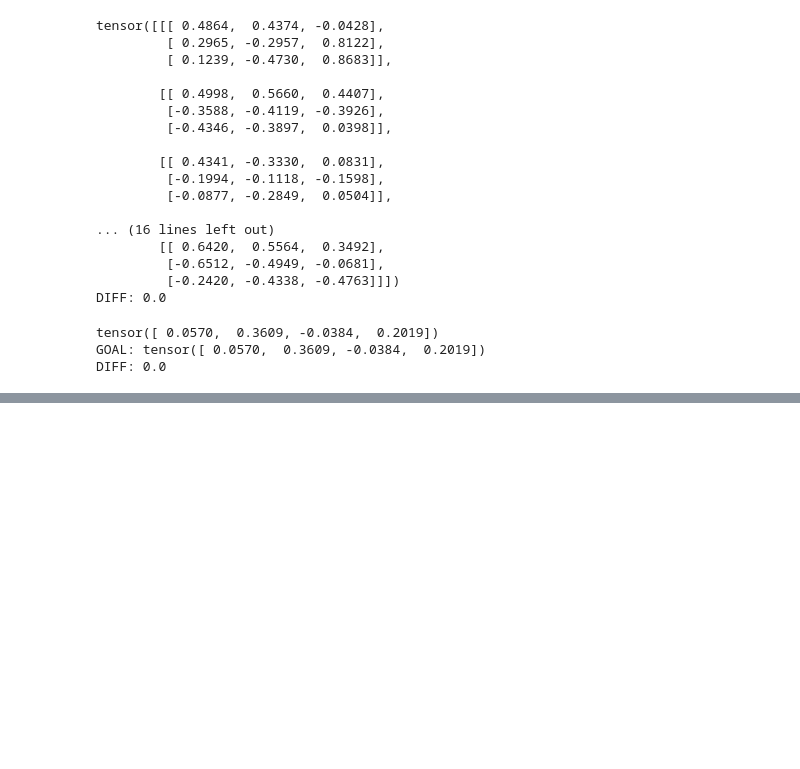
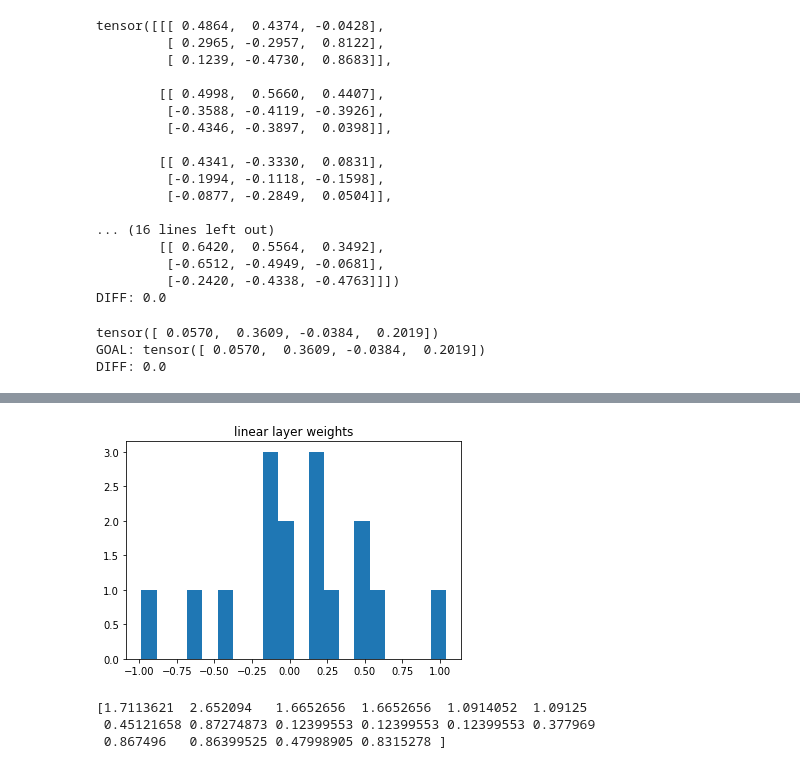
Before and after one commit to philippschmitt/Teensy-Microcontroller-Convolutional-Neural-Network, a Jupyter notebook: Network training.ipynb, the cells around one changed output, grey strips where cells are left out. Drawn from its saved outputs; the diff is of its cells as text; code cells hidden in the pictures; blank space fills up the shorter version.

```diff
--- a/Network training.ipynb
+++ b/Network training.ipynb
@@ -788,0 +788,15 @@ DIFF: 0.0
+# %%
+a = numpy.hstack(l_weights)
+_ = plt.hist(a, bins=20)  # arguments are passed to np.histogram
+plt.title("linear layer weights")
+
+plt.show()
+# %% [output]
+[figure, added]
+# %%
+at = activation['flatten'][0].numpy().flatten()
+print(at)
+# %% [output]
+[1.7113621  2.652094   1.6652656  1.6652656  1.0914052  1.09125
+ 0.45121658 0.87274873 0.12399553 0.12399553 0.12399553 0.377969
+ 0.867496   0.86399525 0.47998905 0.8315278 ]
```
Also changed, not shown: parts of 9 cells of this notebook, 3 other files.
